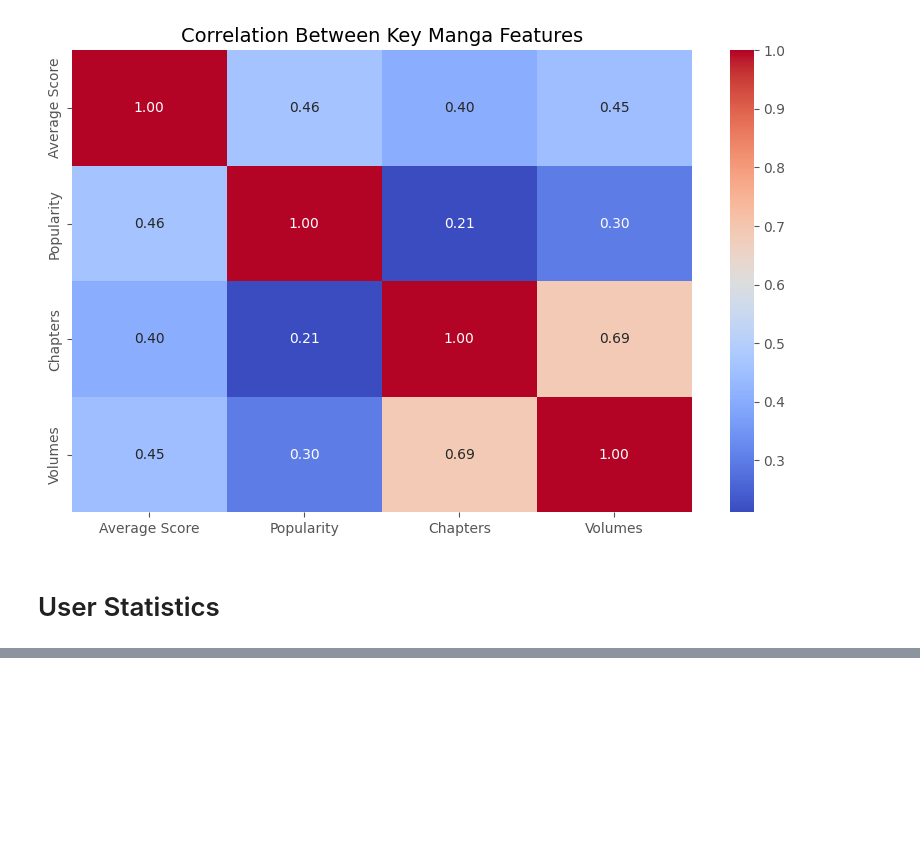
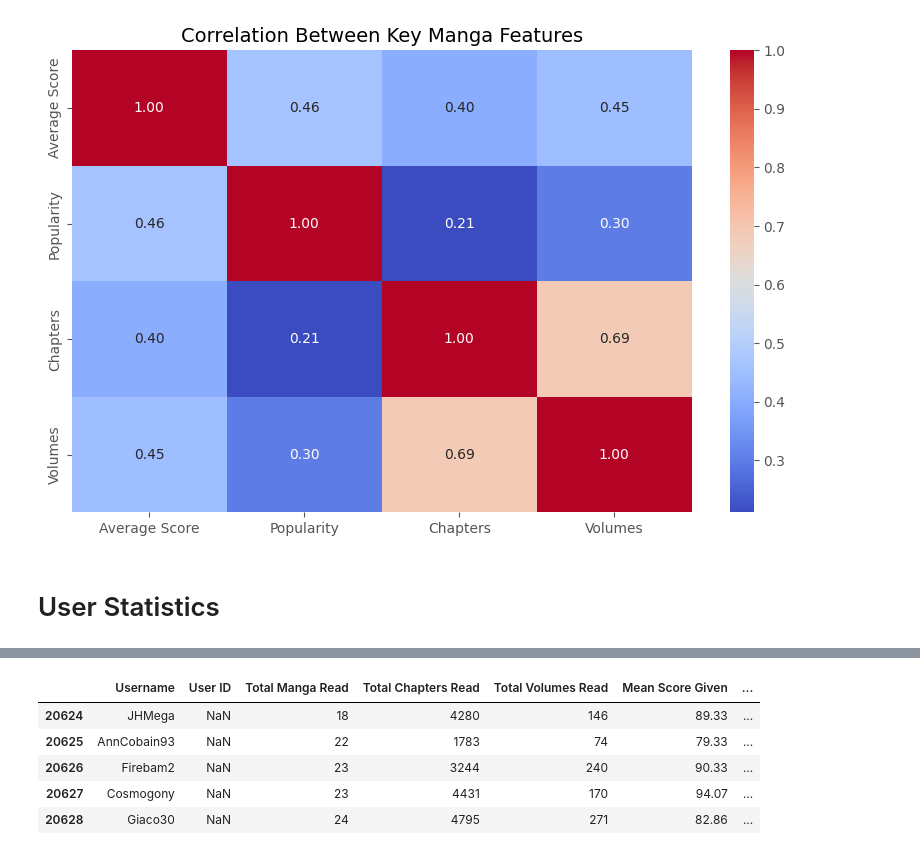
Before and after one commit to Trung-Dan-Phan/manga_recommender_system, a Jupyter notebook: notebooks/eda.ipynb, the cells around one changed output, grey strips where cells are left out. Saved outputs shown, nothing was run; the diff lists cells and outputs as text; code cells hidden in the pictures; blank space fills up the shorter version.

```diff
--- a/notebooks/eda.ipynb
+++ b/notebooks/eda.ipynb
@@ -405,0 +426,11 @@ filtered_user_stats_df
+# %%
+# There seems to have been an issue in the fetching as we don't have the tags for all users
+filtered_user_stats_df_tags = filtered_user_stats_df.iloc[17268:]
+filtered_user_stats_df_tags.head()
+# %% [output]
+|  | Username | User ID | Total Manga Read | Total Chapters Read | Total Volumes Read | Mean Score Given | ... |
+| 20624 | JHMega | NaN | 18 | 4280 | 146 | 89.33 | ... |
+| 20625 | AnnCobain93 | NaN | 22 | 1783 | 74 | 79.33 | ... |
+| 20626 | Firebam2 | NaN | 23 | 3244 | 240 | 90.33 | ... |
+| 20627 | Cosmogony | NaN | 23 | 4431 | 170 | 94.07 | ... |
+| 20628 | Giaco30 | NaN | 24 | 4795 | 271 | 82.86 | ... |
```
Also changed, not shown: parts of 21 cells of this notebook.
